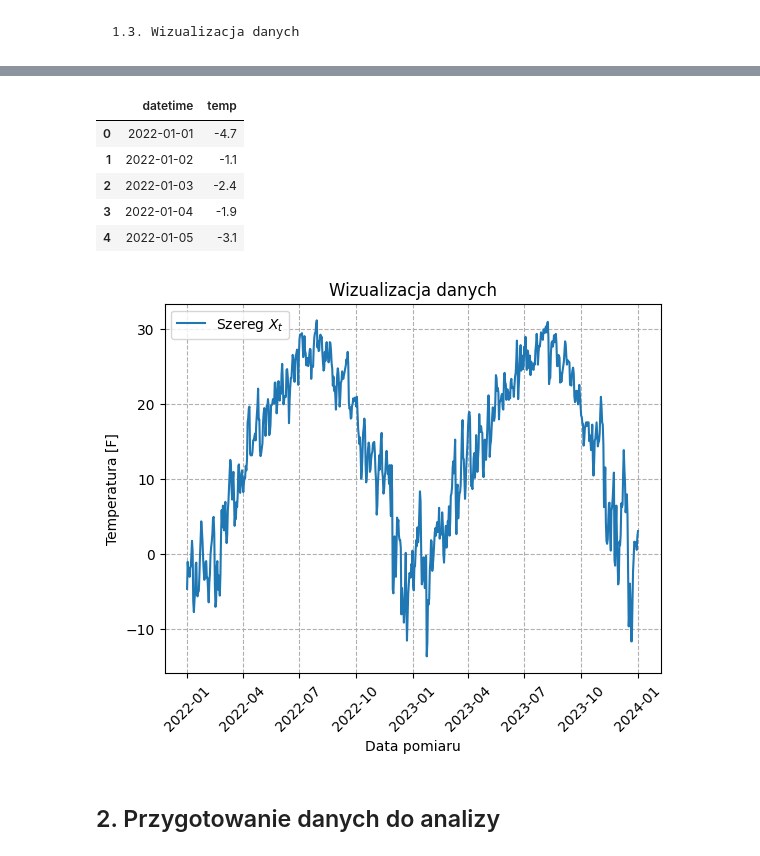
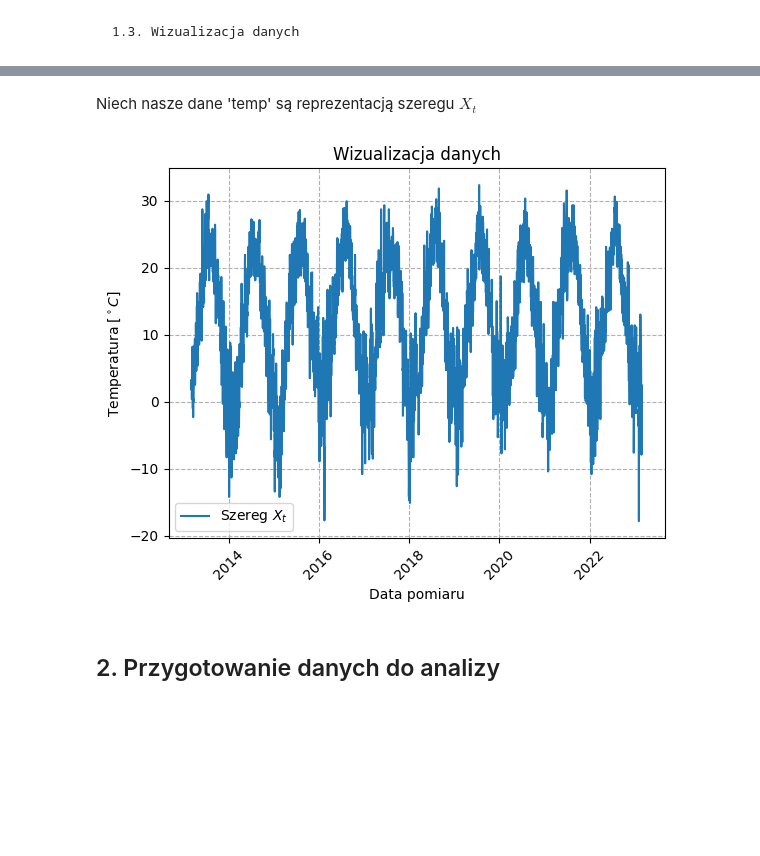
Before and after one commit to MagdalenaSudol/Model_ARMA, a Jupyter notebook: raport.ipynb, the cells around one changed output, grey strips where cells are left out. Cells and saved outputs as stored; diff of their text form; code cells hidden in the pictures; blank space fills up the shorter version.

```diff
--- a/raport.ipynb
+++ b/raport.ipynb
@@ -50,0 +39,5 @@ data.head()
+# %%
+data['tavg'] = data['tavg'].replace('', np.nan)
+missing_index = data[data['tavg'].isnull()].index[0]
+
+data.head(missing_index+1)
@@ -50,0 +56,6 @@ data.head()
+# %%
+prev_day = data['tavg'].iloc[missing_index - 1]
+next_day = data['tavg'].iloc[missing_index + 1]
+data.at[missing_index, 'tavg'] = (prev_day + next_day) / 2
+
+data.head(missing_index+1)
@@ -71,11 +95,0 @@ Odpowiedź brzmi tak.
-# %%
-# data_clean = data[['datetime', 'windspeedt']]
-data_clean = data[['datetime', 'temp']]
-data_clean.head()
-# %% [output]
-|  | datetime | temp |
-| 0 | 2022-01-01 | -4.7 |
-| 1 | 2022-01-02 | -1.1 |
-| 2 | 2022-01-03 | -2.4 |
-| 3 | 2022-01-04 | -1.9 |
-| 4 | 2022-01-05 | -3.1 |
@@ -86,15 +96,22 @@ datetime = data_clean['datetime']
+# %%
+temp = data['tavg']
+time = data['time']
+# %% [markdown]
+Niech nasze dane 'temp' są reprezentacją szeregu $X_t$
+# %%
+Xt = temp.values
 # %%
-plt.plot(datetime, windspeed, label = 'Szereg $X_t$')
+plt.plot(time, Xt, label = 'Szereg $X_t$')
 plt.grid(True, linestyle = '--')
-plt.ylabel('Temperatura [F]')
+plt.ylabel('Temperatura [$^\\circ C$]')
 plt.xlabel('Data pomiaru')
 plt.xticks(rotation = 45)
 plt.legend()
 plt.title("Wizualizacja danych")
 plt.savefig('Temperature_data.png', bbox_inches='tight')
 plt.show()
 # %% [output]
-[figure, old version]
+[figure, new version]
 # %% [markdown]
 ## 2. Przygotowanie danych do analizy
 # %% [markdown]
```
Also changed, not shown: parts of 122 cells of this notebook, 10 other files.
